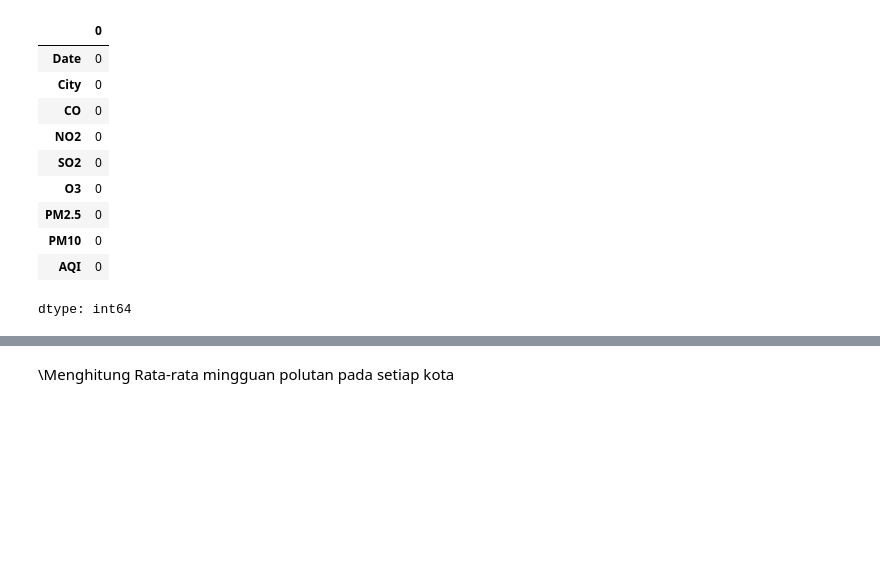
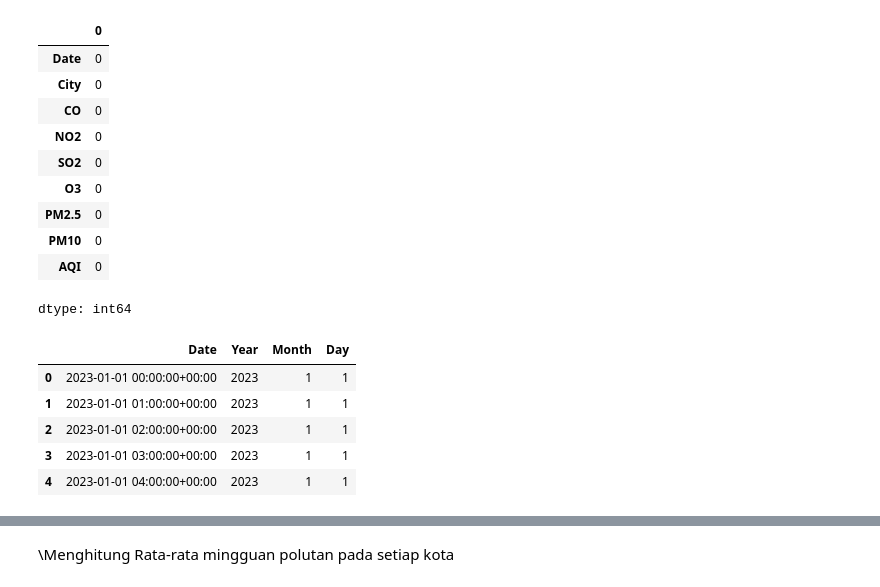
Before and after one commit to Naufallwcksn/FinalProject_BigData, a Jupyter notebook: FP_BigData.ipynb, the cells around one changed output, grey strips where cells are left out. Cells and saved outputs as stored; diff of their text form; code cells hidden in the pictures; blank space fills up the shorter version.

```diff
--- a/FP_BigData.ipynb
+++ b/FP_BigData.ipynb
@@ -85,3 +100,18 @@ df.isnull().sum()
 | PM10 | 0 |
 | AQI | 0 |
 dtype: int64
+# %%
+# Feature Engineering
+# Convert date column to datetime
+df['Date'] = pd.to_datetime(df['Date'])
+df['Year'] = df['Date'].dt.year
+df['Month'] = df['Date'].dt.month
+df['Day'] = df['Date'].dt.day
+df[['Date', 'Year', 'Month', 'Day']].head()
+# %% [output]
+|  | Date | Year | Month | Day |
+| 0 | 2023-01-01 00:00:00+00:00 | 2023 | 1 | 1 |
+| 1 | 2023-01-01 01:00:00+00:00 | 2023 | 1 | 1 |
+| 2 | 2023-01-01 02:00:00+00:00 | 2023 | 1 | 1 |
+| 3 | 2023-01-01 03:00:00+00:00 | 2023 | 1 | 1 |
+| 4 | 2023-01-01 04:00:00+00:00 | 2023 | 1 | 1 |
```
Also changed, not shown: parts of 21 cells of this notebook, 2 other files.
